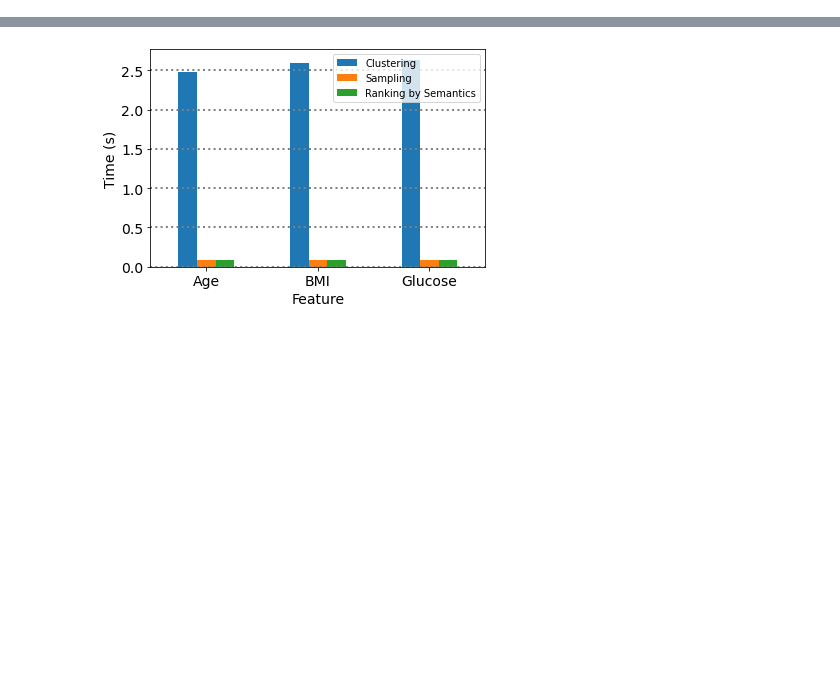
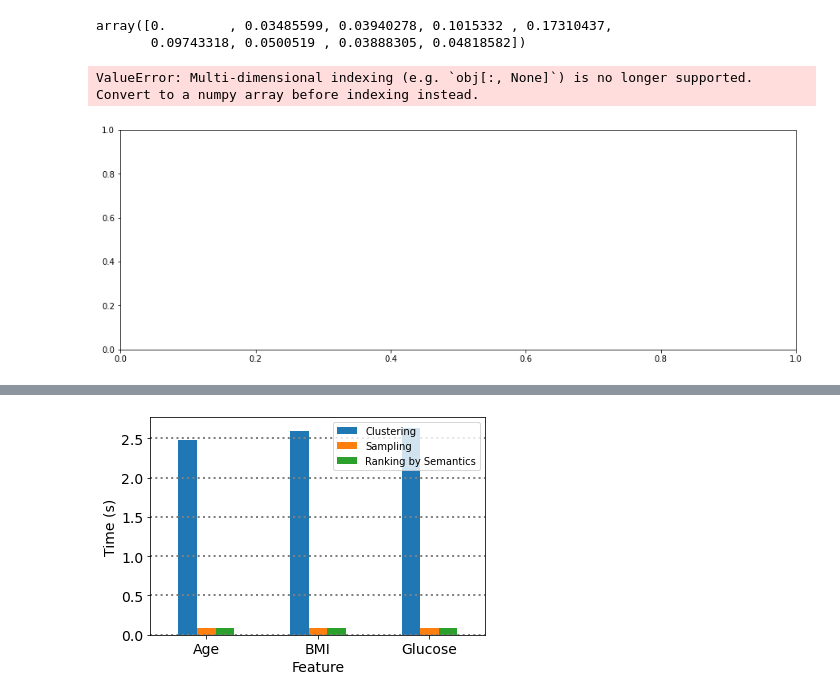
Before and after one commit to ey-l/explainable-discretization, a Jupyter notebook: notebooks/figs.ipynb, the cells around one changed output, grey strips where cells are left out. Drawn from its saved outputs; the diff is of its cells as text; code cells hidden in the pictures; blank space fills up the shorter version.

```diff
--- a/notebooks/figs.ipynb
+++ b/notebooks/figs.ipynb
@@ -1,3 +1,37 @@
 # %%
 import pandas as pd
 import matplotlib.pyplot as plt
+import numpy as np
+import seaborn as sns
+import sys
+ppath = sys.path[0] + '/../'
+# %%
+attrs = ['Age', 'BMI', 'Glucose']
+dfs = []
+for attr in attrs:
+    df = pd.read_csv(ppath + f'exp/pima/imputation/{attr}_quality.csv')
+    dfs.append(df)
+# concat all dataframes
+df = pd.concat(dfs)
+# %%
+df[df['method'] == 'cluster_sampling_1_0.5']['avg_dist'].to_numpy()
+# %% [output]
+array([0.        , 0.03485599, 0.03940278, 0.1015332 , 0.17310437,
+       0.09743318, 0.0500519 , 0.03888305, 0.04818582])
+# %%
+methods = ['cluster_sampling_1_0.5', 'cluster_sampling_2_0.5', 'cluster_sampling_1_0.7', 'random_sampling_0.33', 'random_sampling_0.5']
+colors = ['r', 'g', 'b', 'c', 'm']
+markers = ['o', 'v', 's', 'D', 'x']
+labels = ['Cluster Sampling (k=1, p=0.5)', 'Cluster Sampling (k=2, p=0.5)', 'Cluster Sampling (k=1, p=0.7)', 'Random Sampling (p=0.33)', 'Random Sampling (p=0.5)']
+# plot density plot
+fig, ax = plt.subplots(1, 1, figsize=(15, 5))
+for i, method in enumerate(methods):
+    sns.kdeplot(df[df['method'] == method]['avg_dist'].to_numpy(), color=colors[i], label=labels[i])
+plt.xlabel('Average distance (0 is the best)')
+plt.ylabel('Density')
+plt.legend()
+#plt.savefig(ppath + 'exp/pima/imputation/error_density_plot.png')
+plt.show()
+# %% [output]
+ValueError: Multi-dimensional indexing (e.g. `obj[:, None]`) is no longer supported. Convert to a numpy array before indexing instead.
+[figure, added]
```
Also changed, not shown: parts of 6 cells of this notebook, 7 other files.
